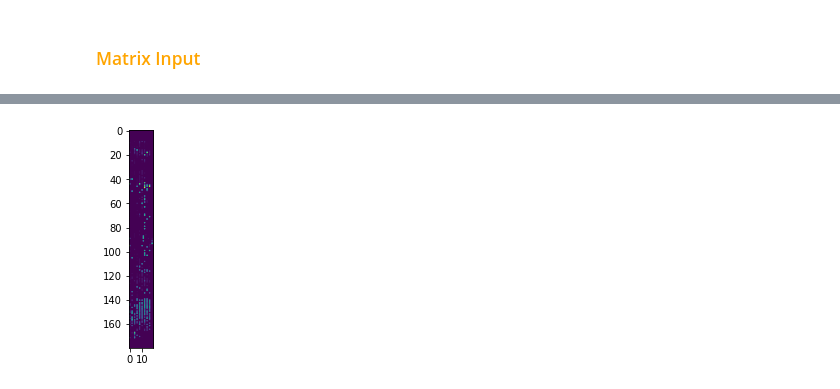
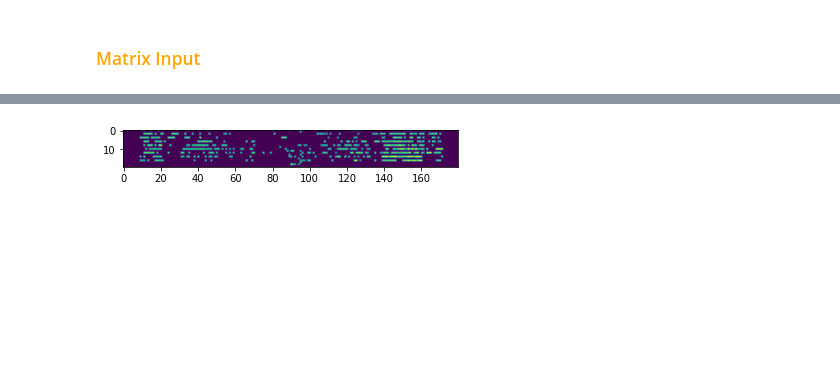
Before and after one commit to artinmajdi/PointCloud-Object-Detection-in-Autonomous-Driving, a Jupyter notebook: autoencoder.ipynb, the cells around one changed output, grey strips where cells are left out. Drawn from its saved outputs; the diff is of its cells as text; code cells hidden in the pictures; blank space fills up the shorter version.

```diff
--- a/autoencoder.ipynb
+++ b/autoencoder.ipynb
@@ -123,0 +86,2 @@ matrix_input.data.full.sum()
+# %%
+loader = funcs.MatrixInput(modality='Radar')
@@ -124,5 +93,5 @@ matrix_input.data.full.sum()
 # %%
-plt.imshow(matrix_input.data.full)
+plt.imshow(list(loader.data.test.take(1))[0].numpy() )
 plt.show()
 # %% [output]
-[figure, old version]
+[figure, new version]
```
Also changed, not shown: parts of 10 cells of this notebook, 2 other files.
